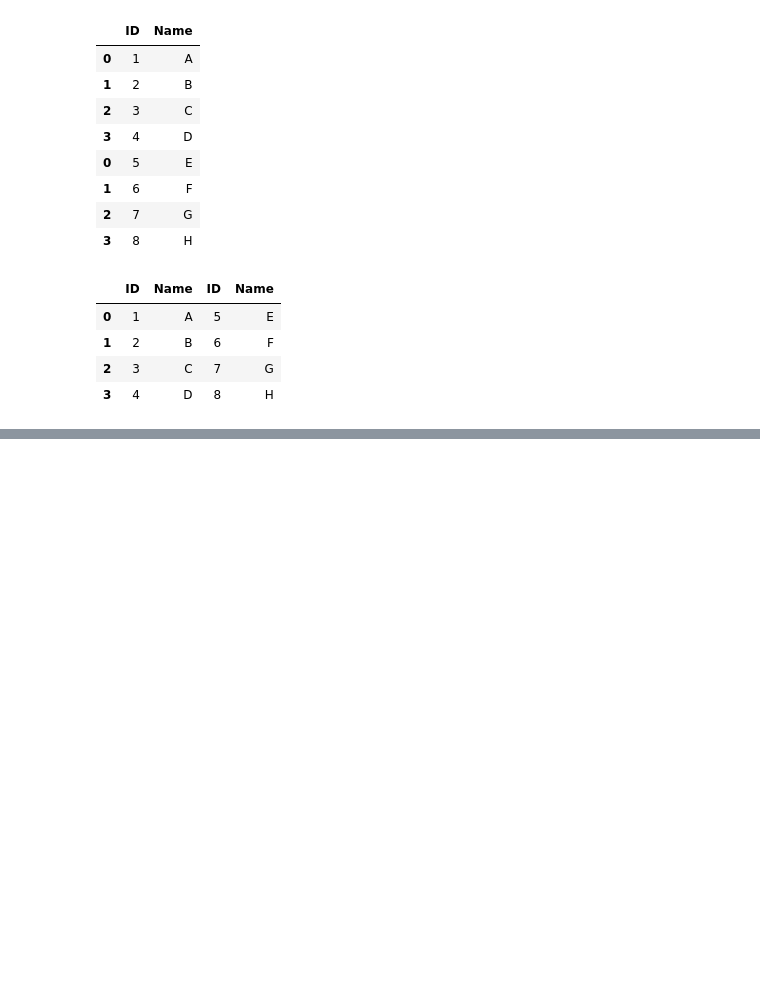
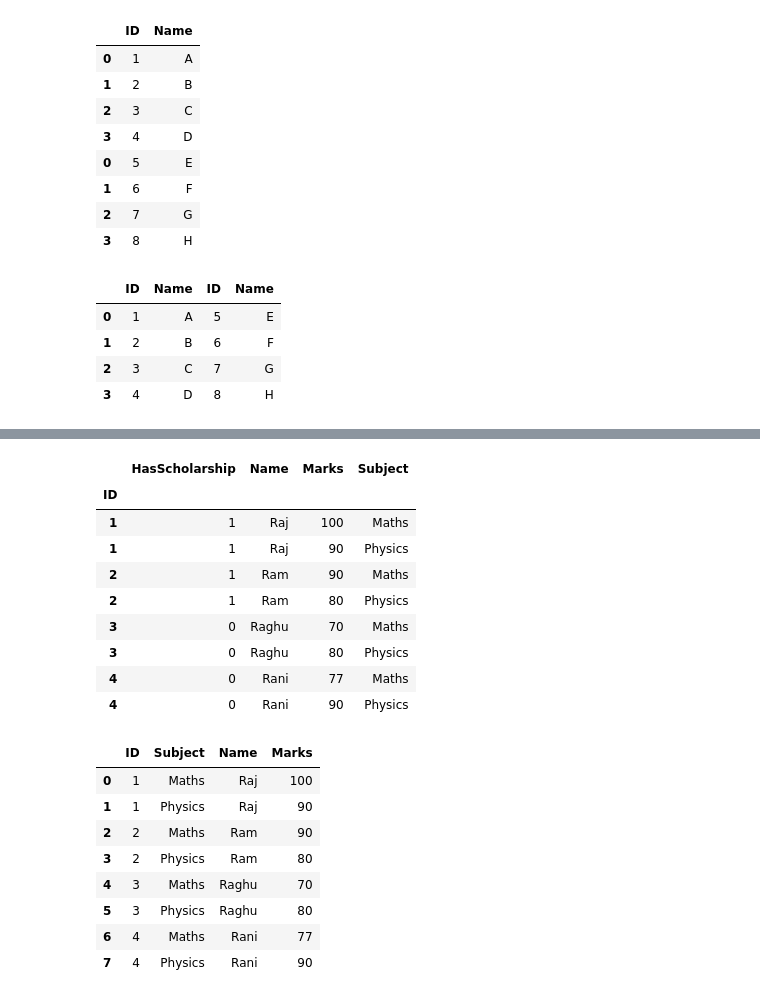
Before and after one commit to rijosasidharlearning-jpg/DataScienceLab1, a Jupyter notebook: Pandas.ipynb, the cells around one changed output, grey strips where cells are left out. Saved outputs shown, nothing was run; the diff lists cells and outputs as text; code cells hidden in the pictures; blank space fills up the shorter version.

```diff
--- a/Pandas.ipynb
+++ b/Pandas.ipynb
@@ -521,0 +655,31 @@ display(pd6)
+# %%
+# Join pdj1 and pdj2 on their index ('ID') to get the 'Name' column
+res1pdj1 = pdj1.join(pdj2)
+
+# To get a new serial number for each row, reset the index
+#res1pdj1 = res1pdj1.reset_index()
+display(res1pdj1)
+
+# Now, group by 'ID', 'Subject', and 'Name' and sum the 'Marks'
+result_with_name = res1pdj1.groupby(['ID', 'Subject', 'Name'])['Marks'].sum().reset_index()
+display(result_with_name)
+# %% [output]
+|  | HasScholarship | Name | Marks | Subject |
+| ID |  |  |  |  |
+| 1 | 1 | Raj | 100 | Maths |
+| 1 | 1 | Raj | 90 | Physics |
+| 2 | 1 | Ram | 90 | Maths |
+| 2 | 1 | Ram | 80 | Physics |
+| 3 | 0 | Raghu | 70 | Maths |
+| 3 | 0 | Raghu | 80 | Physics |
+| 4 | 0 | Rani | 77 | Maths |
+| 4 | 0 | Rani | 90 | Physics |
+|  | ID | Subject | Name | Marks |
+| 0 | 1 | Maths | Raj | 100 |
+| 1 | 1 | Physics | Raj | 90 |
+| 2 | 2 | Maths | Ram | 90 |
+| 3 | 2 | Physics | Ram | 80 |
+| 4 | 3 | Maths | Raghu | 70 |
+| 5 | 3 | Physics | Raghu | 80 |
+| 6 | 4 | Maths | Rani | 77 |
+| 7 | 4 | Physics | Rani | 90 |
```
Also changed, not shown: parts of 29 cells of this notebook.
